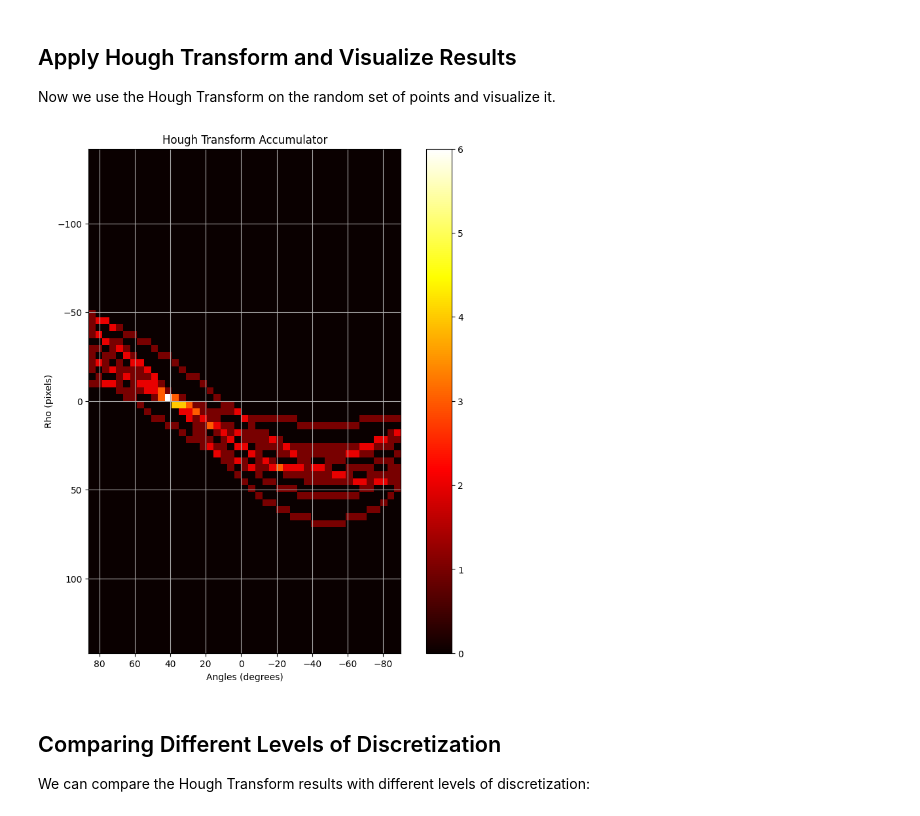
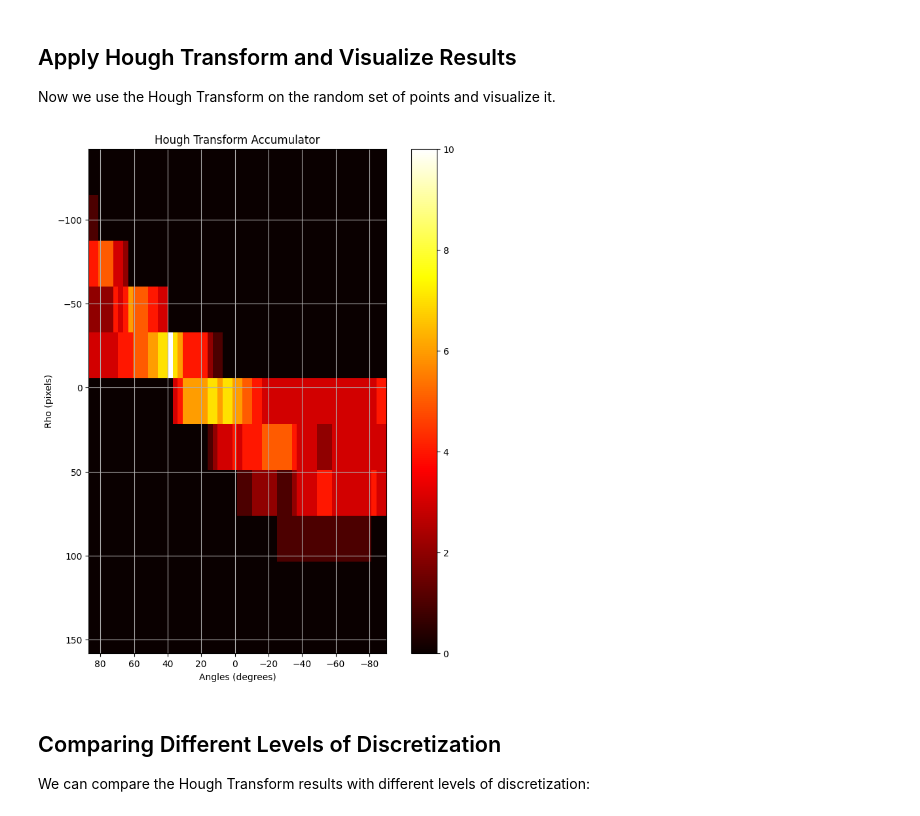
Before and after one commit to isaacGrinboim/Geometry---Hough-and-Canny, a Jupyter notebook: demo.ipynb, the cells around one changed output. Drawn from its saved outputs; the diff is of its cells as text; code cells hidden in the pictures.

```diff
--- a/demo.ipynb
+++ b/demo.ipynb
@@ -16,11 +16,16 @@ num_points = 20  # Number of points
 x_max = 100      # max x value
 y_max = 100      # max y value
 
-# # np.random.seed(37317)
+np.random.seed(37317)
 # x_points = np.random.uniform(0, x_max, num_points)
 # y_points = np.random.uniform(0, y_max, num_points)
-x_points = [10,20,30,40,50,24,13,37,30]
-y_points = [10,20,30,40,50,23,45,15,37]
+# x_points = [10,20,30,40,24,13,37,30]
+# y_points = [10,20,30,40,23,45,15,37]
+
+x_points = [10,20,30,40,50,60,70,25,30,35]
+y_points = [10,14,22,34,48,66,88,60,65,70]
+
+
 
 plt.figure(figsize=(6, 6))
 plt.scatter(x_points, y_points, color='blue')
@@ -57,7 +62,7 @@ def hough_line_points(x_points, y_points, angle_step=1, rho_step=1):
         x = x_points[i]
         y = y_points[i]
         for t_idx in range(num_thetas): # More efficient, we don't really need to go through all A[] entries,
-            single_rho = int(round(x * cos_t[t_idx] + y * sin_t[t_idx]))# for a given, angle, we vote in a single theta,tho position.
+            single_rho = (x * cos_t[t_idx] + y * sin_t[t_idx])# for a given, angle theta, we vote in a single theta,rho position.
             rho_idx = int((single_rho + diag_len) / rho_step)  # Adjust rho_idx based on rho_step
             if 0 <= rho_idx < num_rhos:
                 accumulator[rho_idx, t_idx] += 1
@@ -85,11 +90,11 @@ def plot_hough_accumulator(accumulator, thetas, rhos):
 
 Now we use the Hough Transform on the random set of points and visualize it.
 # %%
-angle_step, rho_step = 4,4
+angle_step, rho_step = 3,30
 accumulator, thetas, rhos = hough_line_points(x_points, y_points,angle_step, rho_step)
 plot_hough_accumulator(accumulator, thetas, rhos)
 # %% [output]
-[figure, old version]
+[figure, new version]
 # %% [markdown]
 ## Comparing Different Levels of Discretization
 
```
Also changed, not shown: parts of 14 cells of this notebook, 1 other file.
